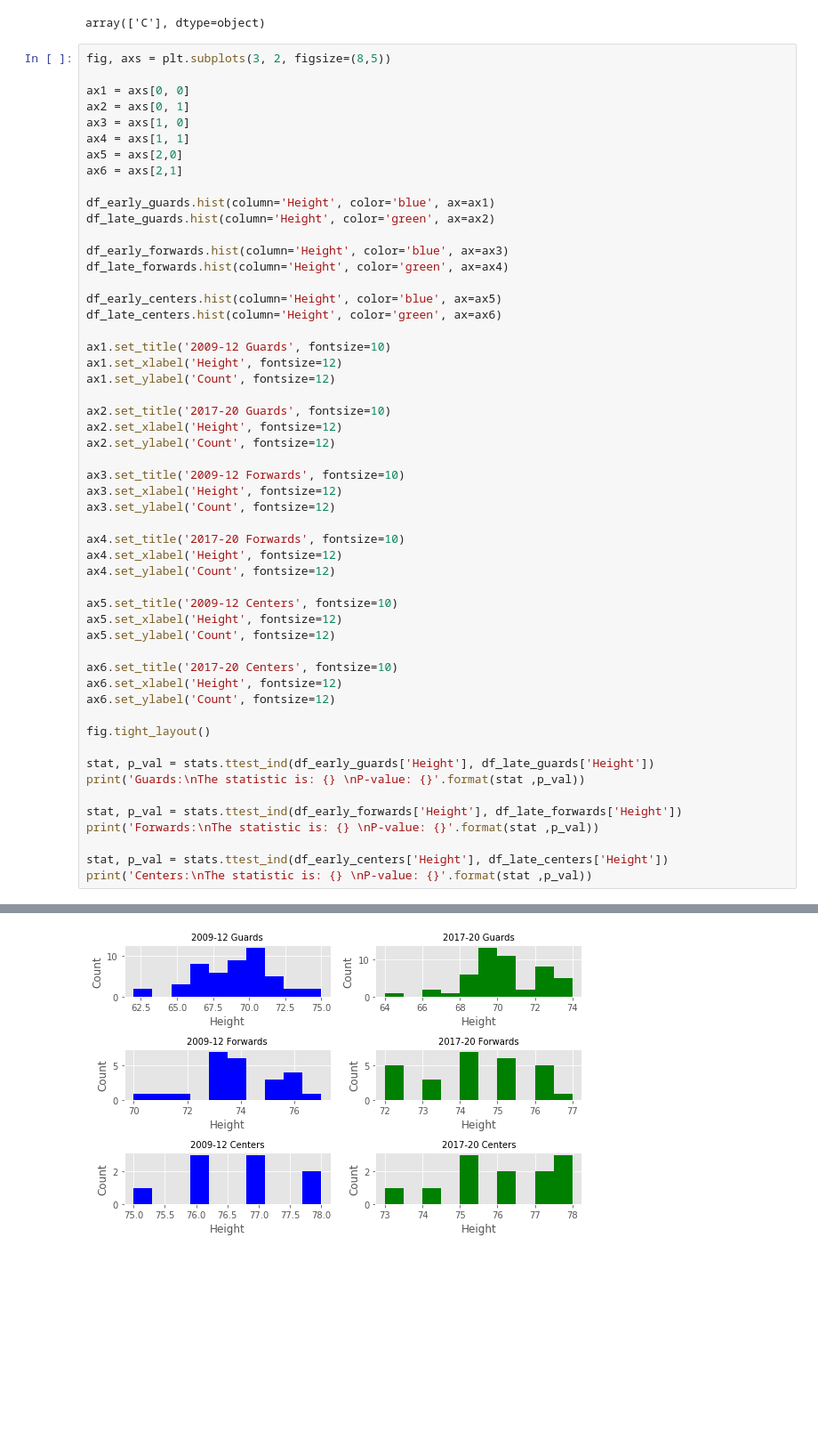
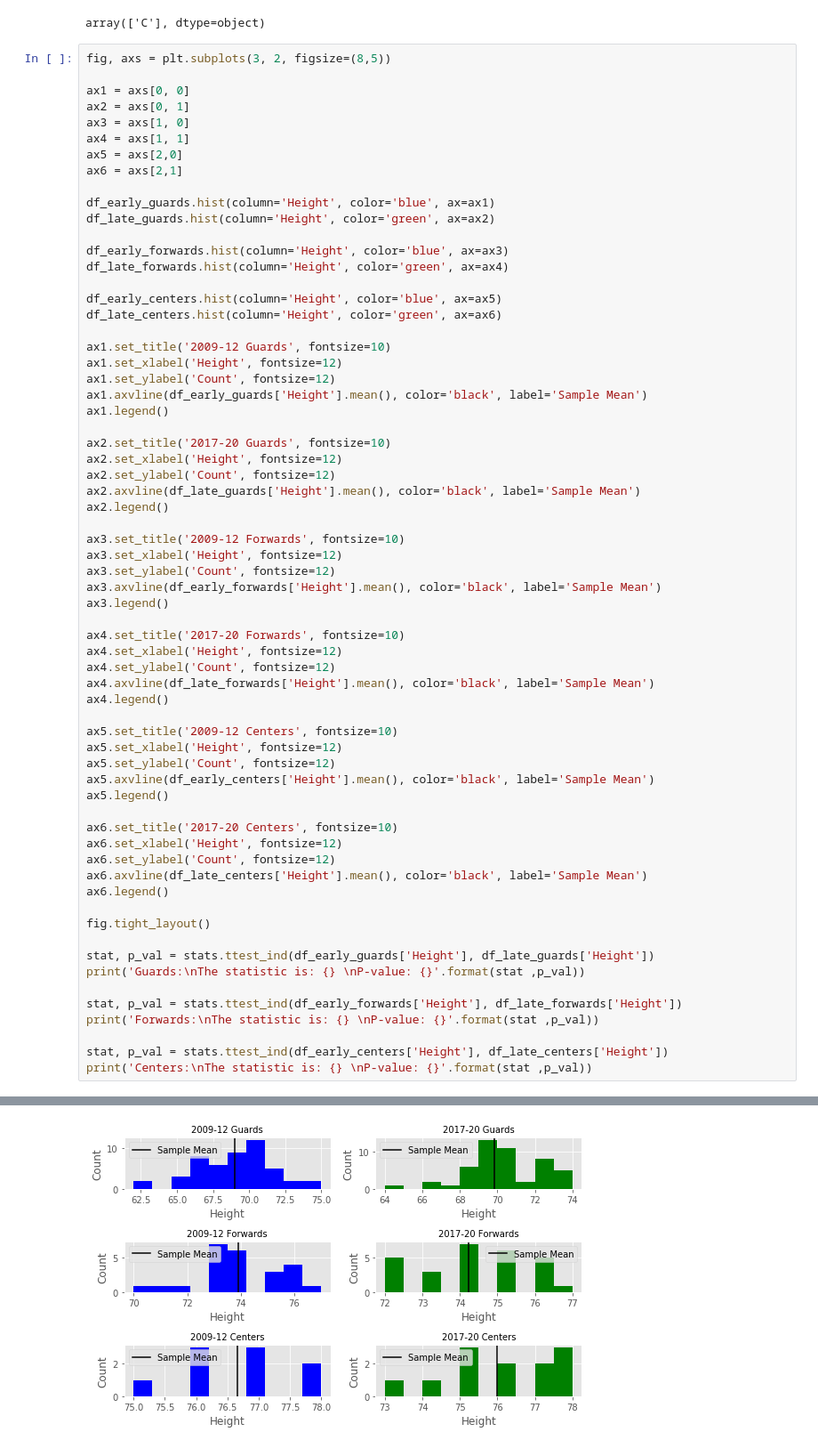
Before and after one commit to cricks3/wbb-heights, a Jupyter notebook: webscraping/webscraping.ipynb, the cells around one changed output, grey strips where cells are left out. Shown at 89% size. Cells and saved outputs as stored; diff of their text form; blank space fills up the shorter version.

```diff
--- a/webscraping/webscraping.ipynb
+++ b/webscraping/webscraping.ipynb
@@ -378,45 +381,57 @@ df_late_centers.hist(column='Height', color='green', ax=ax6)
 ax1.set_title('2009-12 Guards', fontsize=10)
 ax1.set_xlabel('Height', fontsize=12)
 ax1.set_ylabel('Count', fontsize=12)
+ax1.axvline(df_early_guards['Height'].mean(), color='black', label='Sample Mean')
+ax1.legend()
 
 ax2.set_title('2017-20 Guards', fontsize=10)
 ax2.set_xlabel('Height', fontsize=12)
 ax2.set_ylabel('Count', fontsize=12)
+ax2.axvline(df_late_guards['Height'].mean(), color='black', label='Sample Mean')
+ax2.legend()
 
 ax3.set_title('2009-12 Forwards', fontsize=10)
 ax3.set_xlabel('Height', fontsize=12)
 ax3.set_ylabel('Count', fontsize=12)
+ax3.axvline(df_early_forwards['Height'].mean(), color='black', label='Sample Mean')
+ax3.legend()
 
 ax4.set_title('2017-20 Forwards', fontsize=10)
 ax4.set_xlabel('Height', fontsize=12)
 ax4.set_ylabel('Count', fontsize=12)
+ax4.axvline(df_late_forwards['Height'].mean(), color='black', label='Sample Mean')
+ax4.legend()
 
 ax5.set_title('2009-12 Centers', fontsize=10)
 ax5.set_xlabel('Height', fontsize=12)
 ax5.set_ylabel('Count', fontsize=12)
+ax5.axvline(df_early_centers['Height'].mean(), color='black', label='Sample Mean')
+ax5.legend()
 
 ax6.set_title('2017-20 Centers', fontsize=10)
 ax6.set_xlabel('Height', fontsize=12)
 ax6.set_ylabel('Count', fontsize=12)
+ax6.axvline(df_late_centers['Height'].mean(), color='black', label='Sample Mean')
+ax6.legend()
 
 fig.tight_layout()
 
 stat, p_val = stats.ttest_ind(df_early_guards['Height'], df_late_guards['Height'])
 print('Guards:\nThe statistic is: {} \nP-value: {}'.format(stat ,p_val))
 
 stat, p_val = stats.ttest_ind(df_early_forwards['Height'], df_late_forwards['Height'])
 print('Forwards:\nThe statistic is: {} \nP-value: {}'.format(stat ,p_val))
 
 stat, p_val = stats.ttest_ind(df_early_centers['Height'], df_late_centers['Height'])
 print('Centers:\nThe statistic is: {} \nP-value: {}'.format(stat ,p_val))
 # %% [output]
 Guards:
 The statistic is: -1.6302563331223114
 P-value: 0.1063241627553099
 Forwards:
 The statistic is: -0.6945397651066949
 P-value: 0.49062398805934626
 Centers:
 The statistic is: 1.0690449676497051
 P-value: 0.29844377157082497
-[figure, old version]
+[figure, new version]
```
Also changed, not shown: parts of 2 cells of this notebook, 2 other files.
